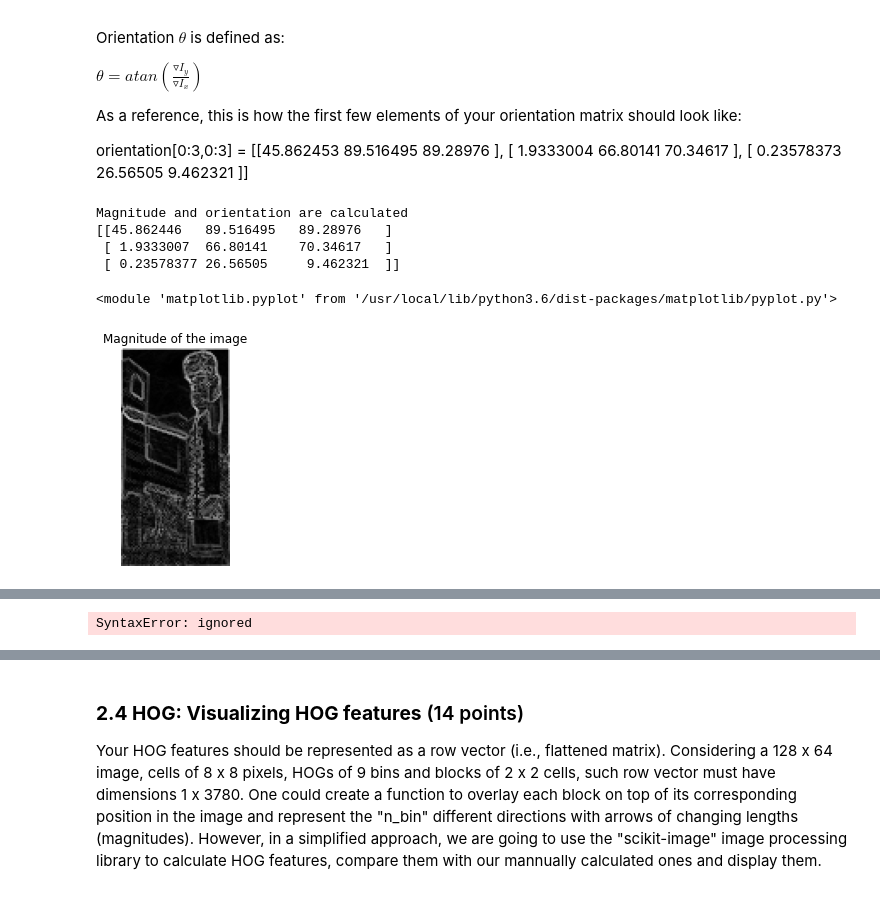
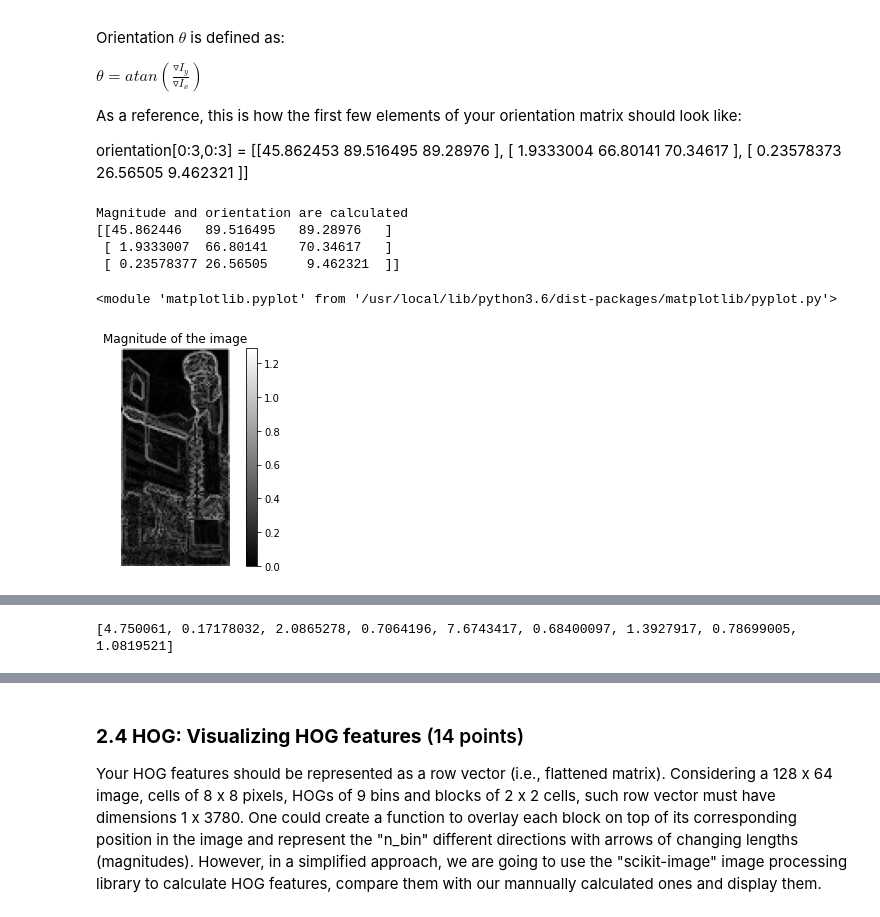
Before and after one commit to jamesrenxiangyu/ECE536, a Jupyter notebook: [A2]_ECE_471_536_Spring_2021.ipynb, the cells around one changed output, grey strips where cells are left out. Cells and saved outputs as stored; diff of their text form; code cells hidden in the pictures.

```diff
--- a/[A2]_ECE_471_536_Spring_2021.ipynb
+++ b/[A2]_ECE_471_536_Spring_2021.ipynb
@@ -80,7 +70,7 @@ print('-'*40)
 
 # helper functions
 
-def pltImg(img, title=None, ori="horizontal", colorb = True, color_map=None):  # not mandatory, but useful
+def pltImg(img, title=None, ori="horizontal", colorb = True, color_map='gray'):  # not mandatory, but useful
   plt.imshow(img,cmap=color_map)
   if colorb:
     plt.colorbar(orientation=ori)
@@ -205,13 +195,13 @@ else:
 # 2. resize the image
 # 3. normalize the image in the [0,1] range
 #
-rawImg = cv2.imread('uvic_totem.jpg')
-rawImg = cv2.cvtColor(rawImg, cv2.COLOR_BGR2GRAY)
+rawImg = cv2.imread('uvic_totem.jpg',0)
+# rawImg = cv2.cvtColor(rawImg, cv2.COLOR_BGR2GRAY)
 RawImg = cv2.resize(rawImg,(64,128), interpolation=cv2.INTER_CUBIC)
 Norm_Img = RawImg/255
 
 
-plt.figure(figsize=[8,16])
+plt.figure(figsize=[4,8])
 plt.subplot(1,2,1)
 pltImg(rawImg,'raw image','vertical',False,'gray')
 plt.subplot(1,2,2)
@@ -239,16 +229,22 @@ Image Downloaded
 # Apply these kernels to the input image using your "my_padded_conv2D" function.
 # Note: since your function expects square inputs, pad the kernels created with zeros if necessary.
 
-a = np.zeros([3,3])
+a = np.zeros([3,3],dtype=int)
 k_1d = [-1, 0, 1]
 a[1,:] = k_1d
 kernel_x = a
-b = np.zeros([3,3])
+b = np.zeros([3,3],dtype=int)
 b[:,1] = k_1d
 kernel_y = b
 
-gradient_x = 0.5 * my_padded_conv2D(kernel_x, Norm_Img)
-gradient_y = 0.5 * my_padded_conv2D(kernel_y, Norm_Img)
+gradient_x = my_padded_conv2D(kernel_x, Norm_Img)
+gradient_y = my_padded_conv2D(kernel_y, Norm_Img)
+
+plt.figure()
+plt.subplot(1,2,1)
+pltImg(gradient_x,ori='vertical')
+plt.subplot(1,2,2)
+pltImg(gradient_y,ori='vertical')
 
 # TO-DO (13 points): MANUALLY calculate the magnitude and orientation (in degress) matrices from the
 # gradient images (i.e., you CAN NOT use cv2.cartToPolar or other functions).
@@ -274,21 +279,26 @@ orientation[0:3,0:3] = [[45.862453   89.516495   89.28976   ], [ 1.9333004  66.8
 # %%
 flag = np.power(gradient_x,2)+np.power(gradient_y,2)
 Mag = np.sqrt(flag)
-Ori = np.abs((np.arctan(np.divide(gradient_y,gradient_x))) * 180/np.pi)
+Ori = np.degrees((np.arctan(np.divide(gradient_y,gradient_x))))
+for i in range(Ori.shape[0]):
+  for j in range(Ori.shape[1]):
+    if Ori[i,j] < 0:
+      Ori[i,j] += 180
+
 print("Magnitude and orientation are calculated")
 print(Ori[0:3,0:3]) # check with the orientation reference provided. they should be
 # extremely similar
 
 # TO-DO (1 point): plot the magniture matrix
 #
-pltImg(Mag, "Magnitude of the image", 'vertical' ,False, 'gray')
+pltImg(Mag, "Magnitude of the image", 'vertical' ,True, 'gray')
 # %% [output]
 Magnitude and orientation are calculated
 [[45.862446   89.516495   89.28976   ]
  [ 1.9333007  66.80141    70.34617   ]
  [ 0.23578377 26.56505     9.462321  ]]
 <module 'matplotlib.pyplot' from '/usr/local/lib/python3.6/dist-packages/matplotlib/pyplot.py'>
-[figure, old version]
+[figure, new version]
 # %% [markdown]
 ### **2.2 HOG: Creation of cells and Histograms of Oriented Gradients** (26 points)
 
@@ -306,18 +316,18 @@ We now have the orientation and magnitude images (matrices) of our grayscale inp
 def my_hog(img, cell_size, n_bin, mag, ori):
 
   hog = []  # this is the list that will hold the HOG
-  dims = img.shape() # dimensions of the image
+  dims = img.shape # dimensions of the image
 
   # loop to divide the image into cells of cell_size x cell_size. Each cell is then
   # used as input to the "create_hist_cell" function (see below). The output (HOG)
   # is stored as a numpy ndarray in the "hog" list.
-  nrow = dims[1]/cell_size # how many cells in a row
-  ncol = dim[0]/cell_szie # how many cells in a col
+  nrow = int(dims[0]/cell_size) # how many cells in a row
+  ncol = int(dims[1]/cell_size) # how many cells in a col
   for i in range(nrow):
     for j in range(ncol):
-      temp_mag = mag[j*cell_size: (j+1)*cell_size, i*cell_size: (i+1)*cell_size]
-      temp_ori = ori[j*cell_size: (j+1)*cell_size, i*cell_size: (i+1)*cell_size]
-      create_hist_cell(temp_mag, temp_ori, n_bin)
+      temp_mag = mag[i*cell_size: (i+1)*cell_size, j*cell_size: (j+1)*cell_size]
+      temp_ori = ori[i*cell_size: (i+1)*cell_size, j*cell_size: (j+1)*cell_size]
+      hog.append(create_hist_cell(temp_mag, temp_ori, n_bin))
 
 
 
@@ -332,20 +342,17 @@ def create_hist_cell(mag, ori, bin_size):
 
     # each cell is going to have its own histogram of size 1x"bin_size"
 
-    hist = np.zeros([bin_size,1]) # creates the empty histogram
+    hist = [] # creates the empty histogram
     factor = 20 # the increment between boundaries of each bin of the cell histogram
-    limits = np.arange(0,180,factor) # the boundaries between bins of the histogram
+    limits = np.arange(0,200,factor) # the boundaries between bins of the histogram
 
     # loop to, given an orientation and magnitude cell (small patch of cell_size x cell_size)
     # create a HOG.
     # You can use a MAXIMUM of "bin_size" iterations in this loop
-    for item in ori:
-      l_bin = int(item/factor)
-      r_bin = (int(item/factor)+1) % bin_size
+    for i in range(bin_size):
+      index = (ori >= limits[i]) * (ori < limits[i+1])
+      hist.append(np.sum(mag[np.where(index)]))
 
-      [loc_row, loc_col] = np.where(ori==item)
-      limits[l_bin] += mag[loc_row, loc_col]
-      limits[r_bin] += mag[]
 
 
 
@@ -359,7 +366,7 @@ def create_hist_cell(mag, ori, bin_size):
     # For simplicity, we do not do that here. Therefore, this implementation can be considered as
     # an approximation of the algorithm in [1].
 
-    assert len(hist) == bin_size, 'The number of bins in this output histogram is incorrect.'
+    # assert len(hist) == bin_size, 'The number of bins in this output histogram is incorrect.'
     return hist
 
 # TO-DO (1 point): use your my_hog function to extract the histograms of oriented gradients
@@ -371,4 +378,4 @@ print(my_hog[0])
 # my_hog[0] = [4.742218   0.17178032 2.086528   0.7064196  7.674342   0.684001
 # 1.3927917  0.78699005 1.0897954 ]
 # %% [output]
-SyntaxError: ignored
+[4.750061, 0.17178032, 2.0865278, 0.7064196, 7.6743417, 0.68400097, 1.3927917, 0.78699005, 1.0819521]
```
Also changed, not shown: parts of 9 cells of this notebook.
